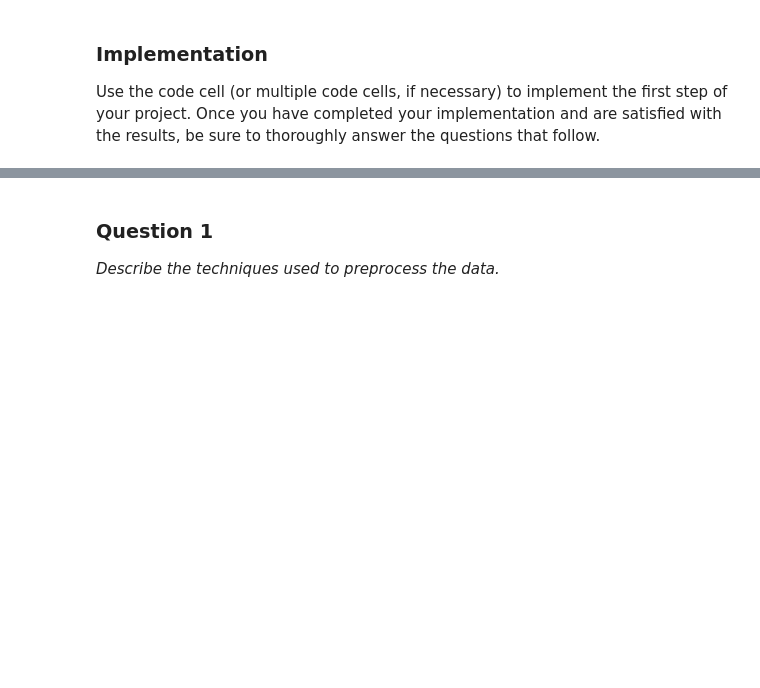
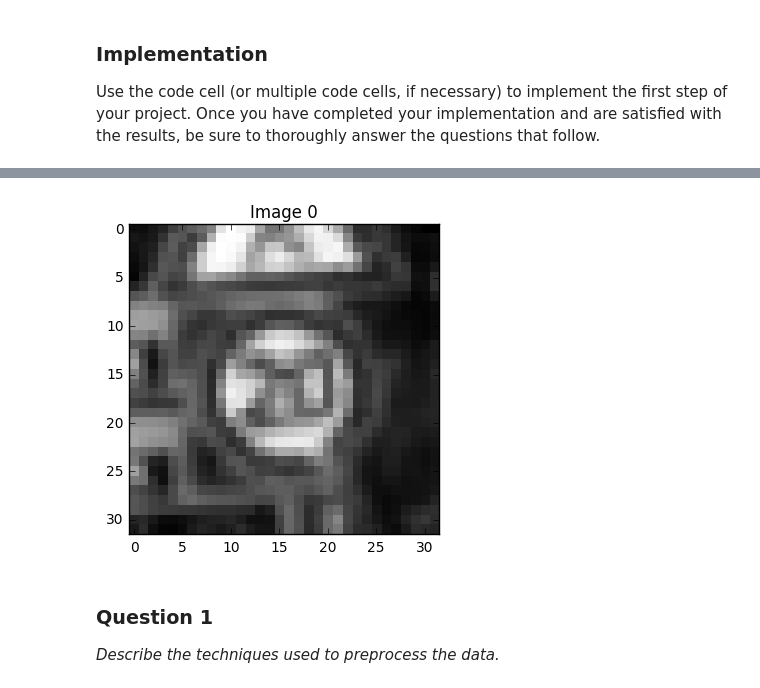
Before and after one commit to kunfengchen/carnd-p2, a Jupyter notebook: Traffic_Signs_Recognition.ipynb, the cells around one changed output, grey strips where cells are left out. Cells and saved outputs as stored; diff of their text form; code cells hidden in the pictures; blank space fills up the shorter version.

```diff
--- a/Traffic_Signs_Recognition.ipynb
+++ b/Traffic_Signs_Recognition.ipynb
@@ -129,3 +195,9 @@ Use the code cell (or multiple code cells, if necessary) to implement the first
+# %%
+## Test
+X_train_grey_norm = norm_grey_images(X_train_grey)
+browse_image_interactive(X_train_grey_norm)
+# %% [output]
+[figure, added]
 # %% [markdown]
 ### Question 1
 
```
Also changed, not shown: parts of 7 cells of this notebook.
